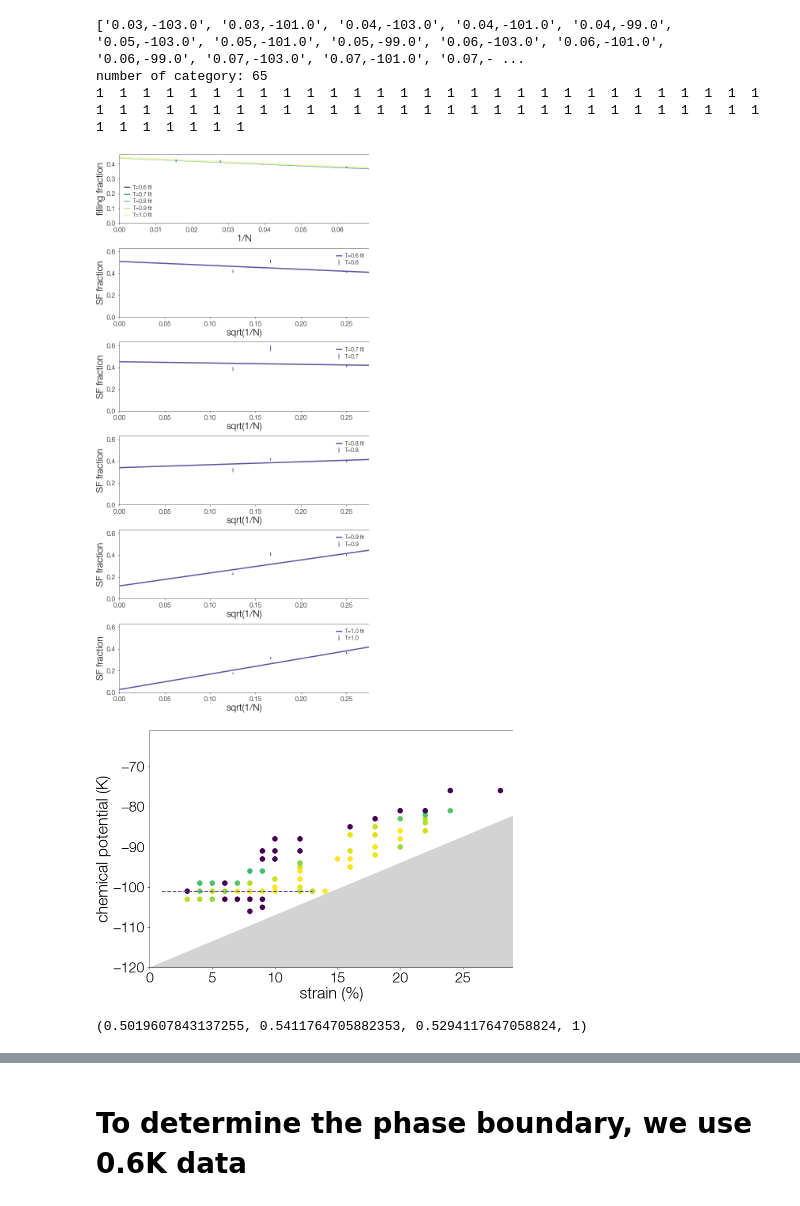
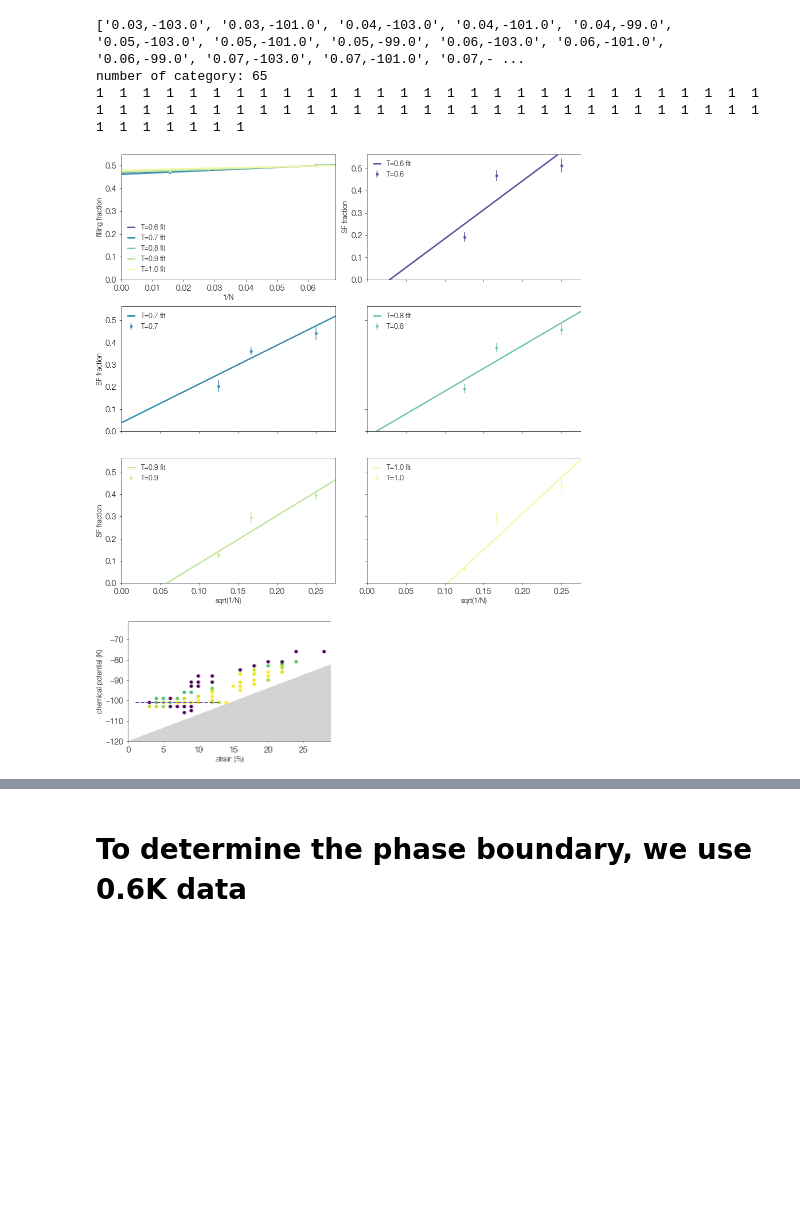
Before and after one commit to DelMaestroGroup/papers-code-Superfluid4HeStrainGraphene, a Jupyter notebook: src/AdsorptionPhaseAnalyzer.ipynb, the cells around one changed output, grey strips where cells are left out. Saved outputs shown, nothing was run; the diff lists cells and outputs as text; code cells hidden in the pictures; blank space fills up the shorter version.

```diff
--- a/src/AdsorptionPhaseAnalyzer.ipynb
+++ b/src/AdsorptionPhaseAnalyzer.ipynb
@@ -129,16 +129,16 @@ def name_change(key):
 # %%
 # If you want to plot data, use below
 plt.style.reload_library()
 dgutils.fonts.set_custom_font(font_path)
-case_key = '0.12,-96.0'
+case_key = '0.12,-88.0'
 _target = dfdict[case_key]
 plot_target = _target[_target['T']>0.5]
 case_name = name_change(case_key)
 case_out[case_key] = ptools.esti_array_multi(plot_target)
 nplot = ptools.plot_only(case_out[case_key])
-nplot.savefig('../figures/'+case_name)
+# nplot.savefig('../figures/'+case_name+'.pdf')
 # %% [output]
-[figure, old version]
+[figure, new version]
 # %%
 # use following functions to SF vs temperature plot of set of keys
 def features_T(row):
@@ -381,30 +381,30 @@ for k in keylst:
 
 plt.style.reload_library()
 with plt.style.context(plot_style['sans']):
-    fig1 = plt.figure('fig1' ,figsize = [6,4])
+    fig1 = plt.figure('fig1') # figsize = [6,4]?
     dgutils.fonts.set_custom_font(font_path)
 
     ph_x = [float(k.split(',')[0])*100 for k in keylst] # strain
     ph_y = [float(k.split(',')[1]) for k in keylst] # mu
 
-    plt.scatter(ph_x, ph_y, c = np.array(mu_s_Tc), s = 20)
+    plt.scatter(ph_x, ph_y, c = np.array(mu_s_Tc), s = 6) # s=20?
     plt.fill_between([0,30], -120 + 1.30*np.array([0,30]), [-120,-120], color = 'lightgray')
     plt.xlim(0,29)
     plt.ylim(-120,-61)
-    plt.xlabel('strain (%)', fontsize=16)
-    plt.ylabel('chemical potential (K)', fontsize=16)
+    plt.xlabel('strain (%)') # fontsize = 16?
+    plt.ylabel('chemical potential (K)')
     # plt.text(20, -110, 'Vacuum', fontsize = 24)
     plt.hlines(-101.0, 1, 13, ls = '--', lw = 1.0, label = 'next figure')
-    plt.xticks(fontsize=14)
-    plt.yticks(fontsize=14)
+#     plt.xticks(fontsize=14)
+#     plt.yticks(fontsize=14)
     plt.tight_layout()
     # plt.legend()
     plt.show()
 
     # Save?
-    fig1.savefig('../figures/Tcs_original.png')
+#     fig1.savefig('../figures/Tcs_original.pdf')
 # %% [output]
-[figure, old version]
+[figure, new version]
 # %%
 # Export dot data?
 # np.savetxt("../data/sfdots_x.csv", ph_x, delimiter =", ", fmt='%.12f')
@@ -468,10 +468,6 @@ def mygradient(c1, c2, ratio = 1.0):
         rgb = (rs[i],gs[i],bs[i],1)
         out.append(rgb)
     return out
-# %%
-mycmaplist[-1]
-# %% [output]
-(0.5019607843137255, 0.5411764705882353, 0.5294117647058824, 1)
 # %%
 import matplotlib.colors as mcolors
 
```
Also changed, not shown: parts of 5 cells of this notebook, 4 other files.
